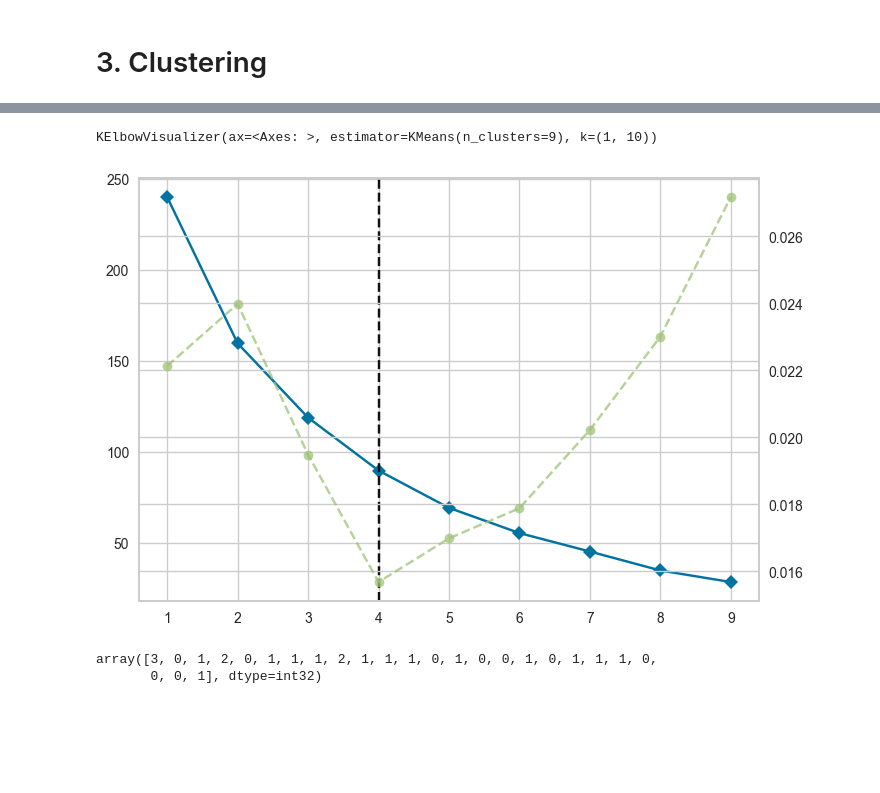
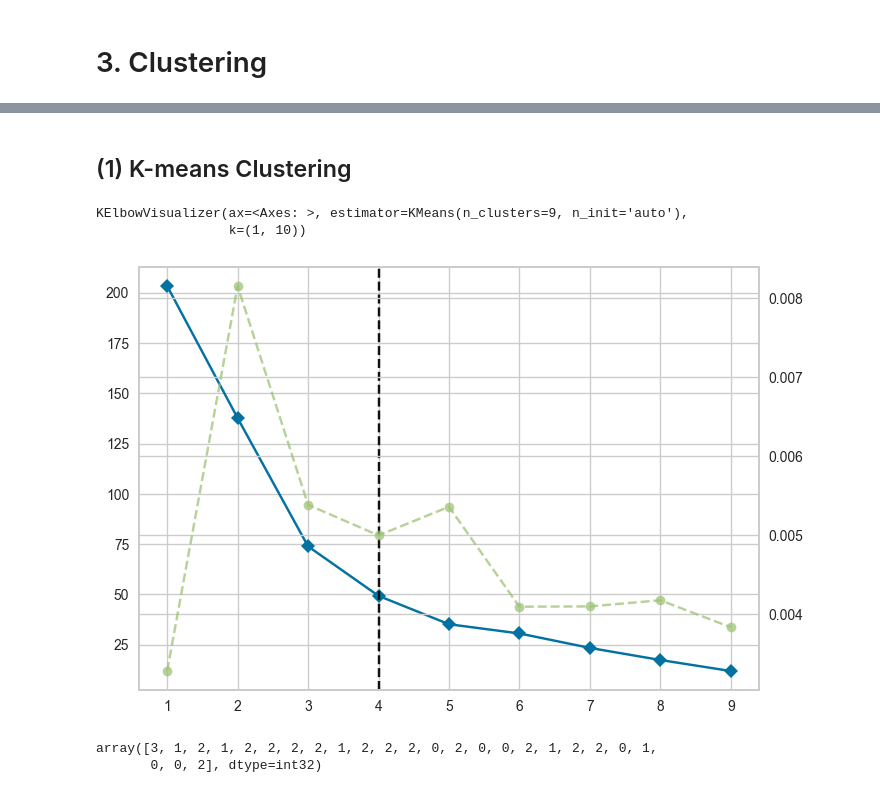
Before and after one commit to ikkjun/waste_medicine_collection_bins, a Jupyter notebook: waste_medicine_collection_bins.ipynb, the cells around one changed output, grey strips where cells are left out. Saved outputs shown, nothing was run; the diff lists cells and outputs as text; code cells hidden in the pictures; blank space fills up the shorter version.

```diff
--- a/waste_medicine_collection_bins.ipynb
+++ b/waste_medicine_collection_bins.ipynb
@@ -354,7 +397,0 @@ print('누적 설명 분산량: ', sum(pca.explained_variance_ratio_))
-# %%
-pca = PCA(n_components=3) # 주성분을 몇개로 할지 결정
-printcipalComponents = pca.fit_transform(x)
-principalDf = pd.DataFrame(data=printcipalComponents, columns = ['principal component1', 'principal component2', 'principal component3'])
-# 주성분으로 이루어진 데이터 프레임 구성
-
-print('누적 설명 분산량: ', sum(pca.explained_variance_ratio_))
@@ -363,7 +397,0 @@ print('누적 설명 분산량: ', sum(pca.explained_variance_ratio_))
-# %%
-pca = PCA(n_components=4) # 주성분을 몇개로 할지 결정
-printcipalComponents = pca.fit_transform(x)
-principalDf = pd.DataFrame(data=printcipalComponents, columns = ['principal component1', 'principal component2', 'principal component3', 'principal component4'])
-# 주성분으로 이루어진 데이터 프레임 구성
-
-print('누적 설명 분산량: ', sum(pca.explained_variance_ratio_))
@@ -371,0 +492,3 @@ print('누적 설명 분산량: ', sum(pca.explained_variance_ratio_))
+# %%
+fin_df = pd.concat([pd.Series(merged_df_scaled.iloc[:,0], name='시군구'), principalDf], axis=1)
+fin_df
@@ -394,15 +515,20 @@ principalDf
+# %% [markdown]
+## (1) K-means Clustering
+# %%
+train_df = fin_df.iloc[:,1:]
 # %%
 from yellowbrick.cluster import KElbowVisualizer
 
-model = KMeans()
+model = KMeans(n_init='auto')
 visualizer = KElbowVisualizer(model, k=(1,10))
-visualizer.fit(principalDf)
+visualizer.fit(train_df)
 # %% [output]
-KElbowVisualizer(ax=<Axes: >, estimator=KMeans(n_clusters=9), k=(1, 10))
+KElbowVisualizer(ax=<Axes: >, estimator=KMeans(n_clusters=9, n_init='auto'),
+                 k=(1, 10))
-[figure, old version]
+[figure, new version]
 # %%
-kmeans = KMeans(n_clusters=4, random_state=0, n_init="auto").fit(principalDf)
+kmeans = KMeans(n_clusters=4, random_state=0, n_init="auto").fit(train_df)
 kmeans.labels_
 # %% [output]
-array([3, 0, 1, 2, 0, 1, 1, 1, 2, 1, 1, 1, 0, 1, 0, 0, 1, 0, 1, 1, 1, 0,
-       0, 0, 1], dtype=int32)
+array([3, 1, 2, 1, 2, 2, 2, 2, 1, 2, 2, 2, 0, 2, 0, 0, 2, 1, 2, 2, 0, 1,
+       0, 0, 2], dtype=int32)
```
Also changed, not shown: parts of 52 cells of this notebook.
